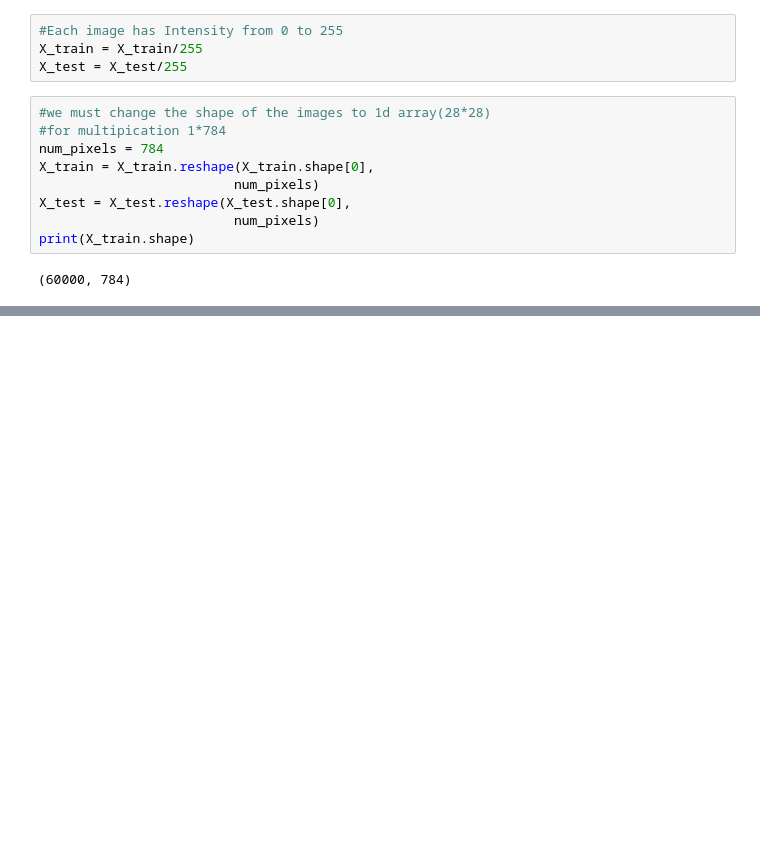
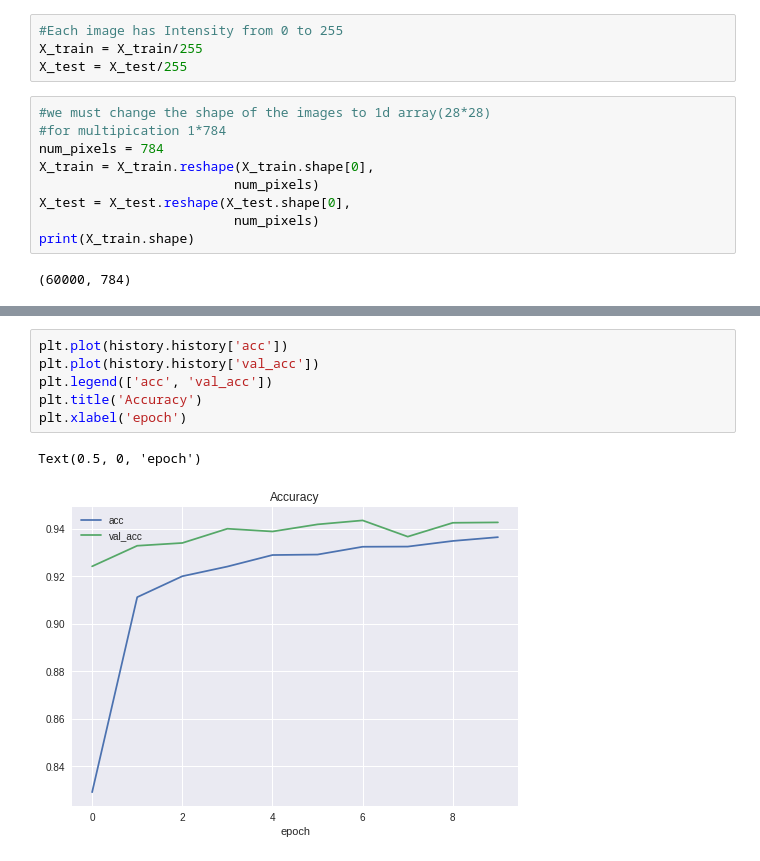
Before and after one commit to afozbek/dnn-autonomous-car, a Jupyter notebook: 2-Neural-Networks/MNIST_Deep_Learning.ipynb, the cells around one changed output, grey strips where cells are left out. Drawn from its saved outputs; the diff is of its cells as text; blank space fills up the shorter version.

```diff
--- a/2-Neural-Networks/MNIST_Deep_Learning.ipynb
+++ b/2-Neural-Networks/MNIST_Deep_Learning.ipynb
@@ -80,0 +140,9 @@ print(X_train.shape)
+# %%
+plt.plot(history.history['acc'])
+plt.plot(history.history['val_acc'])
+plt.legend(['acc', 'val_acc'])
+plt.title('Accuracy')
+plt.xlabel('epoch')
+# %% [output]
+Text(0.5, 0, 'epoch')
+[figure, added]
```
Also changed, not shown: parts of 6 cells of this notebook, 1 other file.
